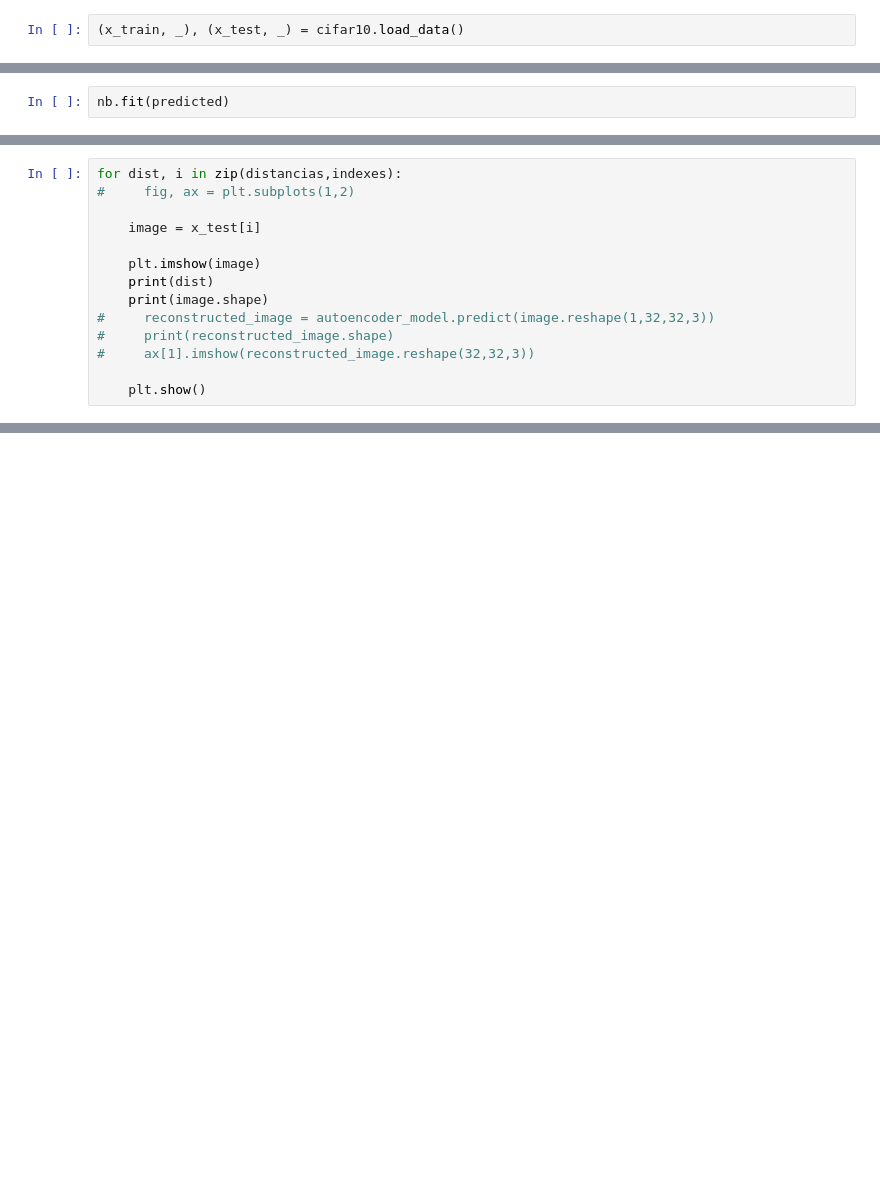
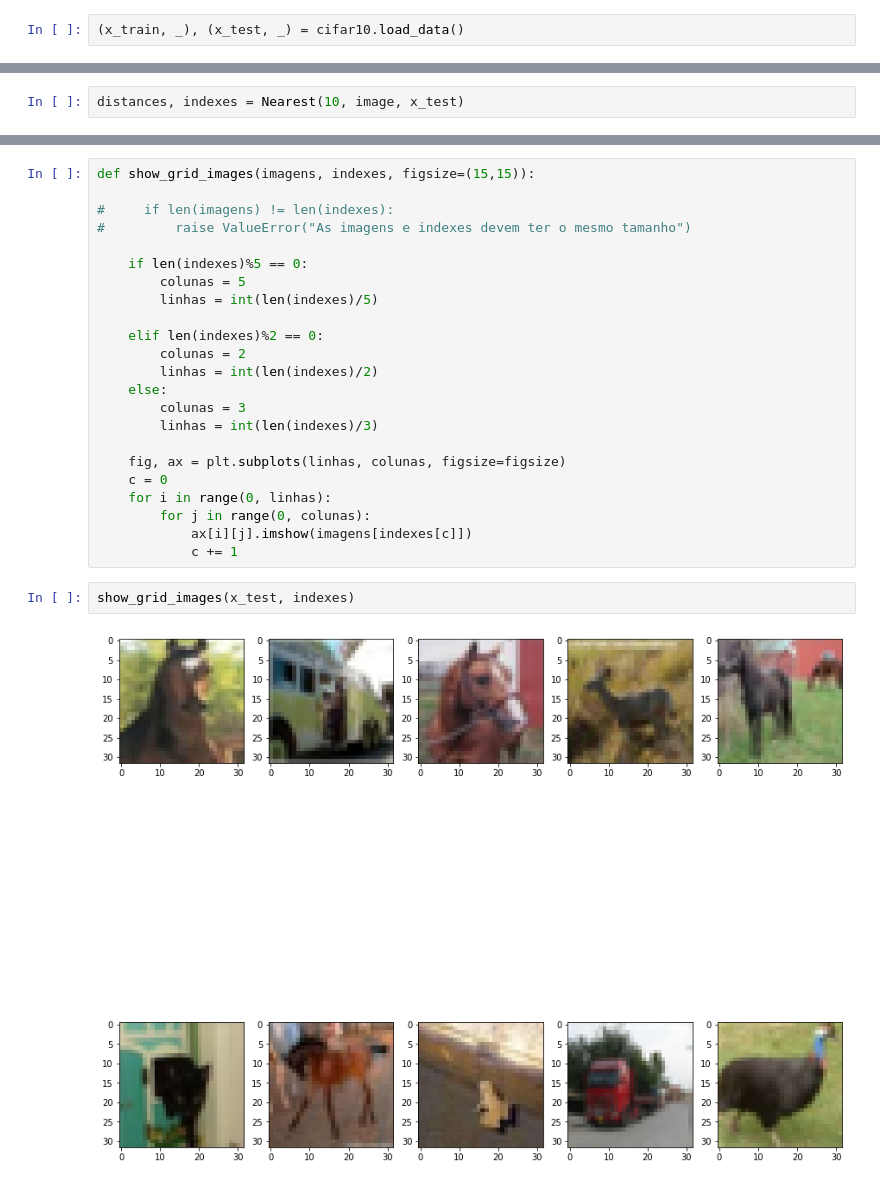
Before and after one commit to deeplearningunb/convnet-architectures, a Jupyter notebook: Query Images.ipynb, the cells around one changed output, grey strips where cells are left out. Drawn from its saved outputs; the diff is of its cells as text; blank space fills up the shorter version.

```diff
--- a/Query Images.ipynb
+++ b/Query Images.ipynb
@@ -70,2 +18,0 @@ predicted.shape
-# %%
-nb.fit(predicted)
@@ -108,14 +53,0 @@ plt.imshow(autoencoder_model.predict(x_test)[8372])
-# %%
-for dist, i in zip(distancias,indexes):
-#     fig, ax = plt.subplots(1,2)
-
-    image = x_test[i]
-
-    plt.imshow(image)
-    print(dist)
-    print(image.shape)
-#     reconstructed_image = autoencoder_model.predict(image.reshape(1,32,32,3))
-#     print(reconstructed_image.shape)
-#     ax[1].imshow(reconstructed_image.reshape(32,32,3))
-
-    plt.show()
@@ -137,0 +54,2 @@ for dist, i in zip(distancias,indexes):
+# %%
+distances, indexes = Nearest(10, image, x_test)
@@ -137,0 +59,27 @@ for dist, i in zip(distancias,indexes):
+# %%
+def show_grid_images(imagens, indexes, figsize=(15,15)):
+
+#     if len(imagens) != len(indexes):
+#         raise ValueError("As imagens e indexes devem ter o mesmo tamanho")
+
+    if len(indexes)%5 == 0:
+        colunas = 5
+        linhas = int(len(indexes)/5)
+
+    elif len(indexes)%2 == 0:
+        colunas = 2
+        linhas = int(len(indexes)/2)
+    else:
+        colunas = 3
+        linhas = int(len(indexes)/3)
+
+    fig, ax = plt.subplots(linhas, colunas, figsize=figsize)
+    c = 0
+    for i in range(0, linhas):
+        for j in range(0, colunas):
+            ax[i][j].imshow(imagens[indexes[c]])
+            c += 1
+# %%
+show_grid_images(x_test, indexes)
+# %% [output]
+[figure, added]
```
Also changed, not shown: parts of 21 cells of this notebook, 3 other files.
